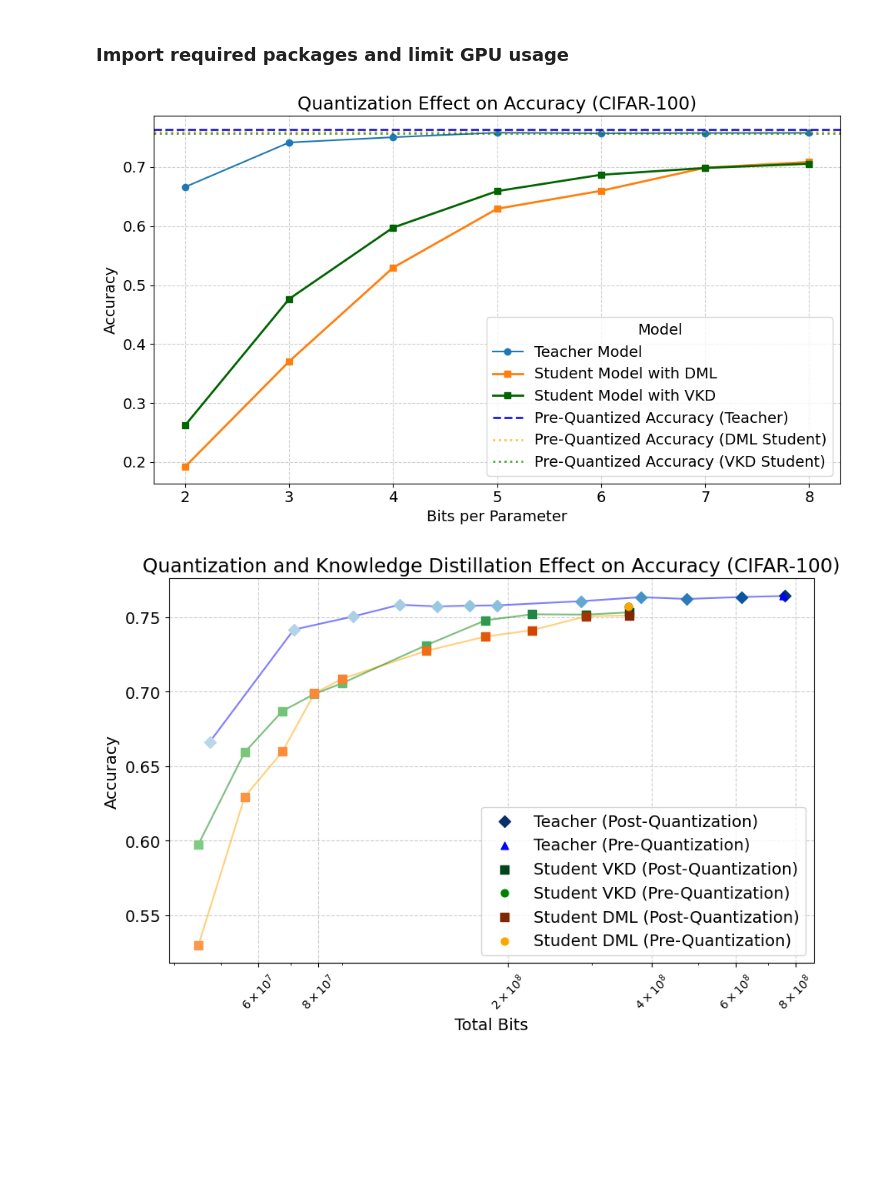
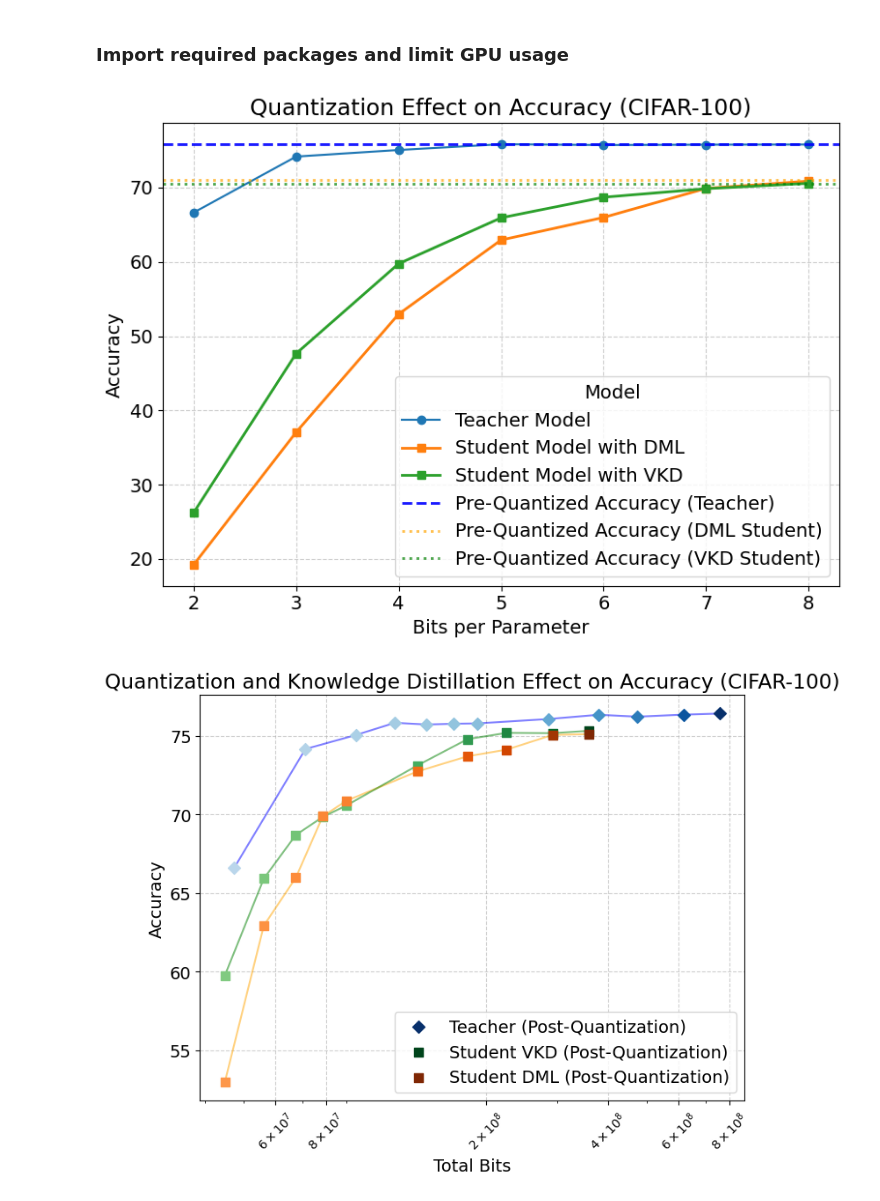
Before and after one commit to jiangqiw/DSC180B_Q2_Project, a Jupyter notebook: notebooks/plot_result.ipynb, the cells around one changed output. Drawn from its saved outputs; the diff is of its cells as text; code cells hidden in the pictures; blank space fills up the shorter version.

Commit message:
update plotting remove prequant

```diff
--- a/notebooks/plot_result.ipynb
+++ b/notebooks/plot_result.ipynb
@@ -21,37 +21,50 @@ quant_student_dml['bits'] = quant_student_dml['bits'][-7:] # only keep 2-8 bits
 quant_student_dml['post_quantization_student'] = quant_student_dml['post_quantization_student'][-7:]
 quant_student_dml['post_quantization_teacher'] = quant_student_dml['post_quantization_teacher'][-7:]
 
+quant_student_van["pre_quantization_teacher"] = 100 * quant_student_van['post_quantization_teacher'][0]
+quant_student_dml["pre_quantization_teacher"] = 100 * quant_student_dml['post_quantization_teacher'][0]
+
+quant_student_van["post_quantization_teacher"] = [x * 100 for x in quant_student_van['post_quantization_teacher']]
+quant_student_dml["post_quantization_teacher"] = [x * 100 for x in quant_student_dml['post_quantization_teacher']]
+
+quant_student_van["pre_quantization_student"] = 100 * quant_student_van['post_quantization_student'][0]
+quant_student_dml["pre_quantization_student"] = 100 * quant_student_dml['post_quantization_student'][0]
+
+quant_student_van["post_quantization_student"] = [x * 100 for x in quant_student_van['post_quantization_student']]
+quant_student_dml["post_quantization_student"] = [x * 100 for x in quant_student_dml['post_quantization_student']]
+
+
 # Increase the base font size
 plt.rcParams.update({'font.size': 14})
 
 # Plot both lines sharing the same axes
-plt.figure(figsize=(10, 6))
+plt.figure(figsize=(8, 6))
 plt.plot(quant_student_van["bits"], quant_student_van["post_quantization_teacher"], marker='o', label="Teacher Model")
 plt.plot(quant_student_dml["bits"], quant_student_dml["post_quantization_student"], marker='s', linewidth=2, label="Student Model with DML")
-plt.plot(quant_student_van["bits"], quant_student_van["post_quantization_student"], marker='s', linewidth=2, label="Student Model with VKD", color='darkgreen')  # slight horizontal shift
+plt.plot(quant_student_van["bits"], quant_student_van["post_quantization_student"], marker='s', linewidth=2, label="Student Model with VKD")  # slight horizontal shift
 
 # Add horizontal lines for original accuracy with distinct styles
 plt.axhline(y=quant_student_van["pre_quantization_teacher"], color='blue', linestyle='--', alpha=0.9, linewidth=2, label='Pre-Quantized Accuracy (Teacher)')
-plt.axhline(y=quant_student_dml["pre_quantization_student"] + 0.002, color='orange', linestyle=':', alpha=0.7, linewidth=2, label='Pre-Quantized Accuracy (DML Student)')
+plt.axhline(y=quant_student_dml["pre_quantization_student"] + 0.2, color='orange', linestyle=':', alpha=0.7, linewidth=2, label='Pre-Quantized Accuracy (DML Student)')
 plt.axhline(y=quant_student_van["pre_quantization_student"], color='green', linestyle=':', alpha=0.7, linewidth=2, label='Pre-Quantized Accuracy (VKD Student)')
 
 # Add labels and title
 plt.title("Quantization Effect on Accuracy (CIFAR-100)")
 plt.xlabel("Bits per Parameter")
 plt.ylabel("Accuracy")
 plt.grid(True, linestyle='--', alpha=0.6)
 
 # Place the legend
 plt.legend(title="Model", loc="best")
 
 # Save the plot as PNG
 plt.tight_layout()
 plt.savefig('../images/quantacc.png', dpi=500)
 
 # Show the plot
 plt.show()
 # %% [output]
-[figure, old version]
+[figure, new version]
 # %%
 # Load the JSON data from the files
 with open('../logs/quant_student_dml.json', 'r') as file_dml:
@@ -66,6 +79,20 @@ quant_student_van['post_quantization_student'] = quant_student_van['post_quantiz
 
 quant_student_dml['bits'] = quant_student_dml['bits'][:-2] # remove 2,3 bits
 quant_student_dml['post_quantization_student'] = quant_student_dml['post_quantization_student'][:-2]
+
+quant_student_van["pre_quantization_teacher"] = 100 * quant_student_van['pre_quantization_teacher']
+quant_student_dml["pre_quantization_teacher"] = 100 * quant_student_dml['pre_quantization_teacher']
+
+quant_student_van["post_quantization_teacher"] = [x * 100 for x in quant_student_van['post_quantization_teacher']]
+quant_student_dml["post_quantization_teacher"] = [x * 100 for x in quant_student_dml['post_quantization_teacher']]
+
+quant_student_van["pre_quantization_student"] = 100 * quant_student_van['pre_quantization_student']
+quant_student_dml["pre_quantization_student"] = 100 * quant_student_dml['pre_quantization_student']
+
+quant_student_van["post_quantization_student"] = [x * 100 for x in quant_student_van['post_quantization_student']]
+quant_student_dml["post_quantization_student"] = [x * 100 for x in quant_student_dml['post_quantization_student']]
+
+
 
 # Assume count_parameters function and models (teacher_net, van_student_net) are defined elsewhere
 num_parameter_teacher = 23705252
@@ -105,7 +132,7 @@ norm_student_dml = plt.Normalize(vmin=-5*min(quant_student_dml['total_bits']), v
 norm_student_van = plt.Normalize(vmin=-5*min(quant_student_van['total_bits']), vmax=max(quant_student_van['total_bits']))
 norm_teacher = plt.Normalize(vmin=-5*min(quant_student_van['teacher_total_bits']), vmax=max(quant_student_van['teacher_total_bits']))
 
-fig, ax = plt.subplots(figsize=(10, 6))
+fig, ax = plt.subplots(figsize=(8, 6))
 
 # Plot Post-Quantization Student
 ax.plot(quant_student_dml['total_bits'], quant_student_dml['post_quantization_student'],
@@ -123,8 +150,8 @@ teacher_post_accuracy = quant_student_van['post_quantization_teacher']
 for i, bits in enumerate(teacher_bits):
     color_teacher = cmap_teacher(norm_teacher(bits))
     ax.scatter(bits, teacher_post_accuracy[i], color=color_teacher, marker=marker_mapping["post_teacher"], s=50, zorder=10, label="Teacher (Post-Quantization)" if i == 0 else "")
-ax.scatter(pre_quantization_teacher_bit_para, pre_quantization_teacher_accuracy,
-           color=pre_teacher_color, marker=marker_mapping["pre_teacher"], label="Teacher (Pre-Quantization)", s=40, zorder = 10)
+#ax.scatter(pre_quantization_teacher_bit_para, pre_quantization_teacher_accuracy,
+           #color=pre_teacher_color, marker=marker_mapping["pre_teacher"], label="Teacher (Pre-Quantization)", s=40, zorder = 10)
 
 # Plot for Student VAN (Post-Quantization)
 student_van_bits = quant_student_van['total_bits']
@@ -132,8 +159,8 @@ student_van_post_accuracy = quant_student_van['post_quantization_student']
 for i, bits in enumerate(student_van_bits):
     color_student = cmap_student_van(norm_student_van(bits))
     ax.scatter(bits, student_van_post_accuracy[i], color=color_student, marker=marker_mapping["post_student"], s=50, zorder=10, label="Student VKD (Post-Quantization)" if i == 0 else "")
-ax.scatter(pre_quantization_student_dml_bit_para, pre_quantization_student_van_accuracy,
-           color=pre_student_color_van, marker=marker_mapping["pre_student"], label="Student VKD (Pre-Quantization)", s=40, zorder = 10)
+#ax.scatter(pre_quantization_student_dml_bit_para, pre_quantization_student_van_accuracy,
+           #color=pre_student_color_van, marker=marker_mapping["pre_student"], label="Student VKD (Pre-Quantization)", s=40, zorder = 10)
 
 # Plot for Student DML (Post-Quantization)
 student_dml_bits = quant_student_dml['total_bits']
@@ -141,8 +168,8 @@ student_dml_post_accuracy = quant_student_dml['post_quantization_student']
 for i, bits in enumerate(student_dml_bits):
     color_student = cmap_student_dml(norm_student_dml(bits))
     ax.scatter(bits, student_dml_post_accuracy[i], color=color_student, marker=marker_mapping["post_student"], s=50, zorder=10, label="Student DML (Post-Quantization)" if i == 0 else "")
-ax.scatter(pre_quantization_student_dml_bit_para, pre_quantization_student_dml_accuracy,
-           color=pre_student_color_dml, marker=marker_mapping["pre_student"], label="Student DML (Pre-Quantization)", s=40, zorder = 10)
+#ax.scatter(pre_quantization_student_dml_bit_para, pre_quantization_student_dml_accuracy,
+           #color=pre_student_color_dml, marker=marker_mapping["pre_student"], label="Student DML (Pre-Quantization)", s=40, zorder = 10)
 
 # Labels and title
 plt.xlabel("Total Bits")
@@ -168,10 +195,7 @@ for i in range(7, 9):  # Ranges from 10^7 to less than 10^9
 plt.xticks(tick_values, tick_labels, rotation=45, fontsize=10)  # Adjust the fontsize as needed
 
 # Save the plot
-if not os.path.exists('images'):
-    os.makedirs('images')
-image_path = os.path.join('images', "bitsparams.png")
-plt.savefig(image_path, dpi=500)
+plt.savefig('../images/bitsparams.png', dpi=500)
 plt.show()
 # %% [output]
-[figure, old version]
+[figure, new version]
```
